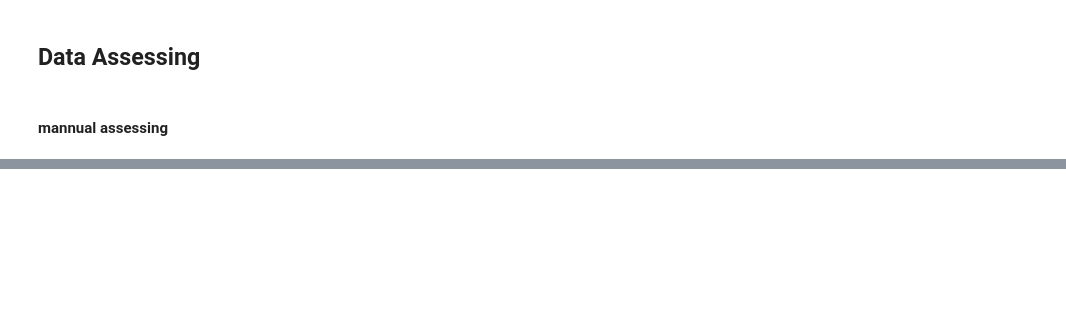
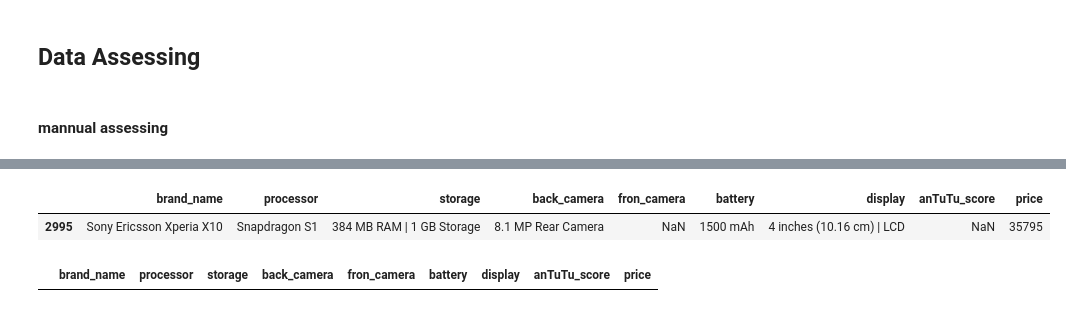
Before and after one commit to harshit00052/91-mobiles-smartphone-analysis, a Jupyter notebook: data_assessing&cleaning/assessing_cleaning.ipynb, the cells around one changed output, grey strips where cells are left out. Drawn from its saved outputs; the diff is of its cells as text; code cells hidden in the pictures; blank space fills up the shorter version.

```diff
--- a/data_assessing&cleaning/assessing_cleaning.ipynb
+++ b/data_assessing&cleaning/assessing_cleaning.ipynb
@@ -42,0 +96,4 @@ df.sample(2)
+# %%
+df['price'] = df['price'].str.replace('₹', '').str.replace(',', '')
+# %%
+df['price'] = df['price'].fillna(0).astype(int)
@@ -42,0 +138,5 @@ df.sample(2)
+# %%
+df[(df['price'] == 35795)&(df['fron_camera'].isnull())]
+# %% [output]
+|  | brand_name | processor | storage | back_camera | fron_camera | battery | display | anTuTu_score | price |
+| 2995 | Sony Ericsson Xperia X10 | Snapdragon S1 | 384 MB RAM | 1 GB Storage | 8.1 MP Rear Camera | NaN | 1500 mAh | 4 inches (10.16 cm) | LCD | NaN | 35795 |
@@ -42,0 +145,4 @@ df.sample(2)
+# %%
+df[(df['price'] == 39999)&(df['fron_camera'].isnull())]
+# %% [output]
+|  | brand_name | processor | storage | back_camera | fron_camera | battery | display | anTuTu_score | price |
```
Also changed, not shown: parts of 29 cells of this notebook.
